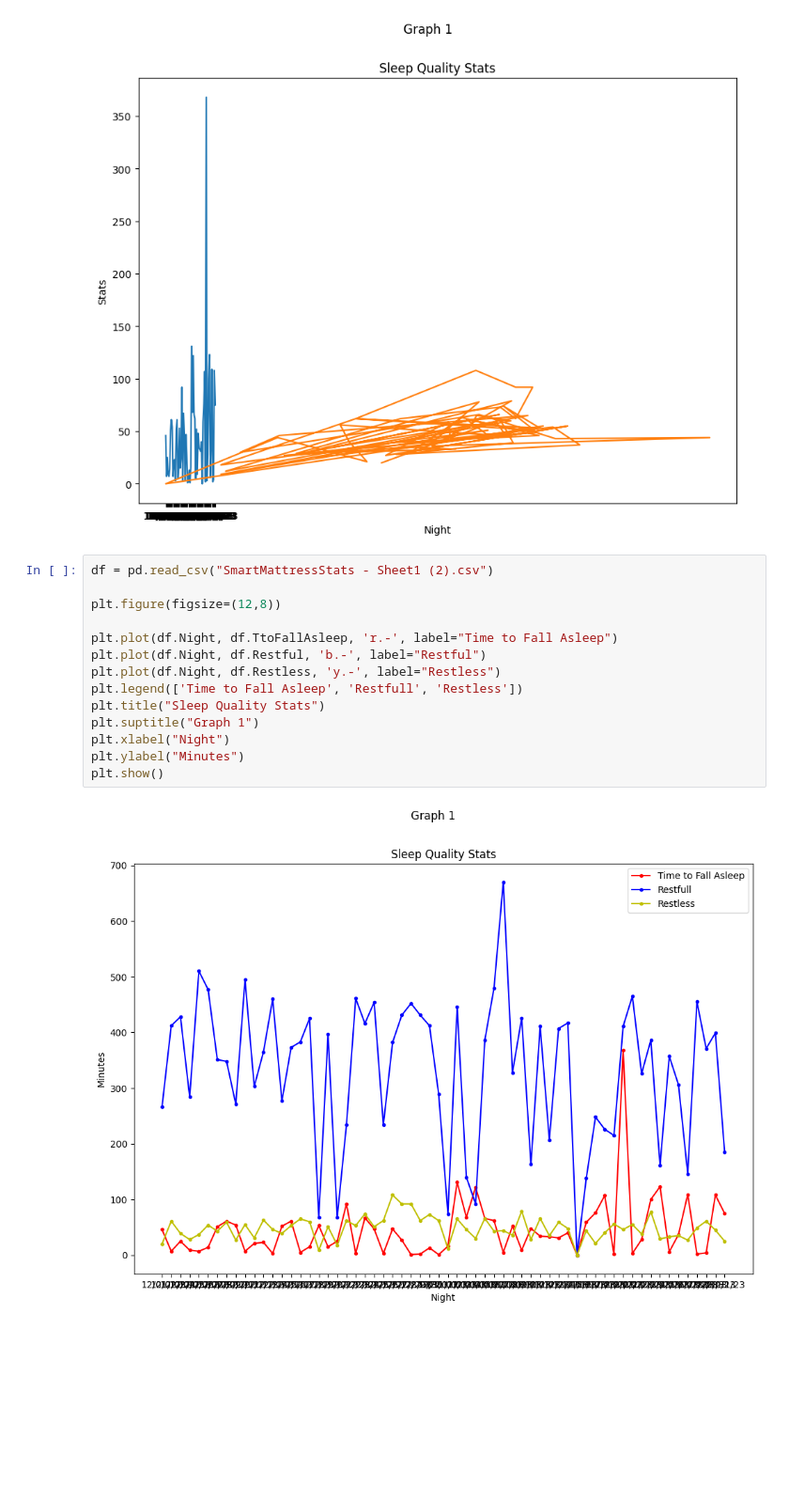
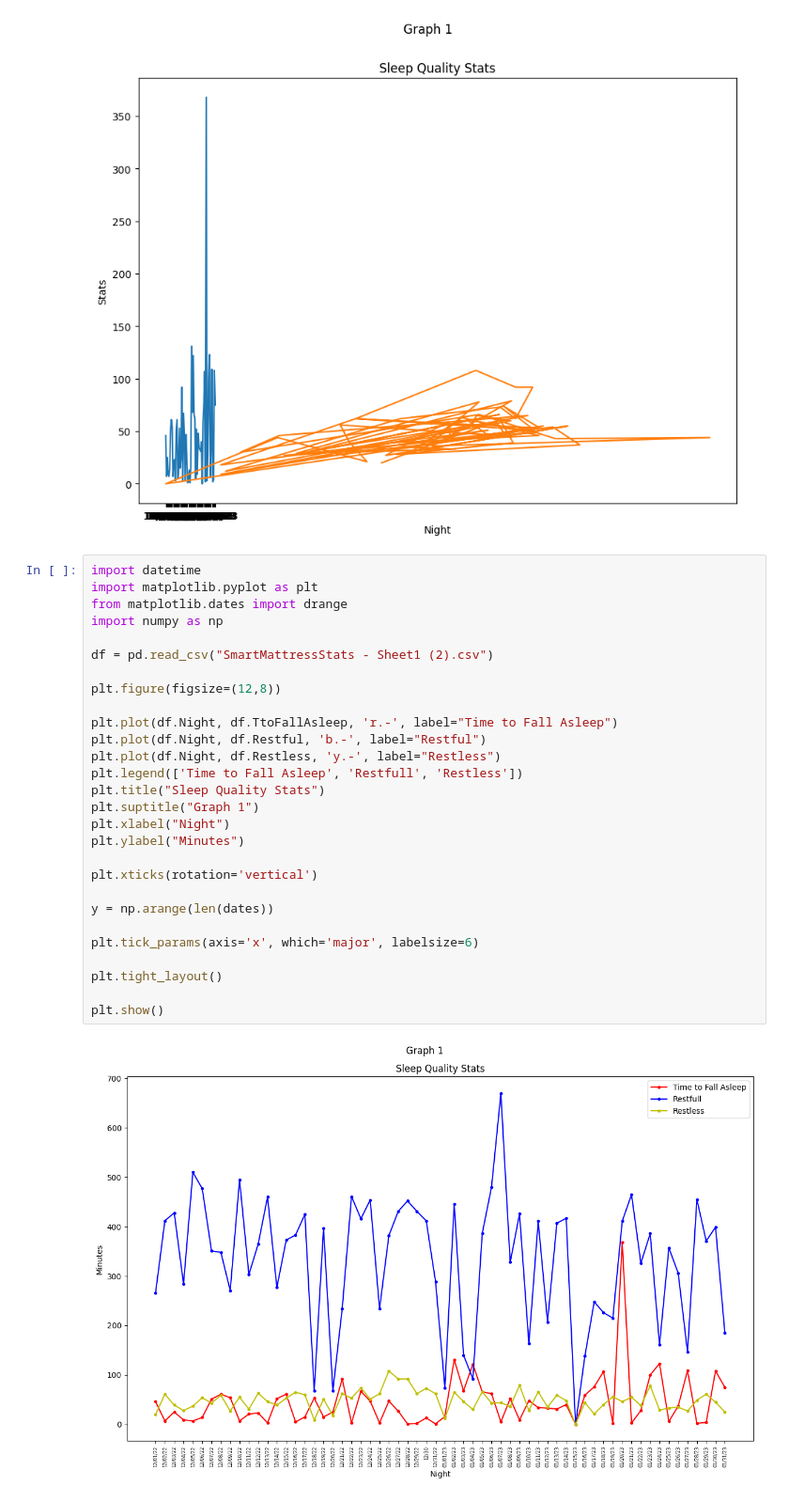
Before and after one commit to ACollins00/SmartMattressMoonPhases, a Jupyter notebook: Untitled-1.ipynb, the cells around one changed output. Shown at 94% size. Cells and saved outputs as stored; diff of their text form; blank space fills up the shorter version.

```diff
--- a/Untitled-1.ipynb
+++ b/Untitled-1.ipynb
@@ -36,18 +36,32 @@ Contents in csv file:        Night  TtoFallAsleep  Restful  Restless
 [62 rows x 4 columns]
 [figure]
 # %%
+import datetime
+import matplotlib.pyplot as plt
+from matplotlib.dates import drange
+import numpy as np
+
 df = pd.read_csv("SmartMattressStats - Sheet1 (2).csv")
 
 plt.figure(figsize=(12,8))
 
 plt.plot(df.Night, df.TtoFallAsleep, 'r.-', label="Time to Fall Asleep")
 plt.plot(df.Night, df.Restful, 'b.-', label="Restful")
 plt.plot(df.Night, df.Restless, 'y.-', label="Restless")
 plt.legend(['Time to Fall Asleep', 'Restfull', 'Restless'])
 plt.title("Sleep Quality Stats")
 plt.suptitle("Graph 1")
 plt.xlabel("Night")
 plt.ylabel("Minutes")
+
+plt.xticks(rotation='vertical')
+
+y = np.arange(len(dates))
+
+plt.tick_params(axis='x', which='major', labelsize=6)
+
+plt.tight_layout()
+
 plt.show()
 # %% [output]
-[figure, old version]
+[figure, new version]
```
